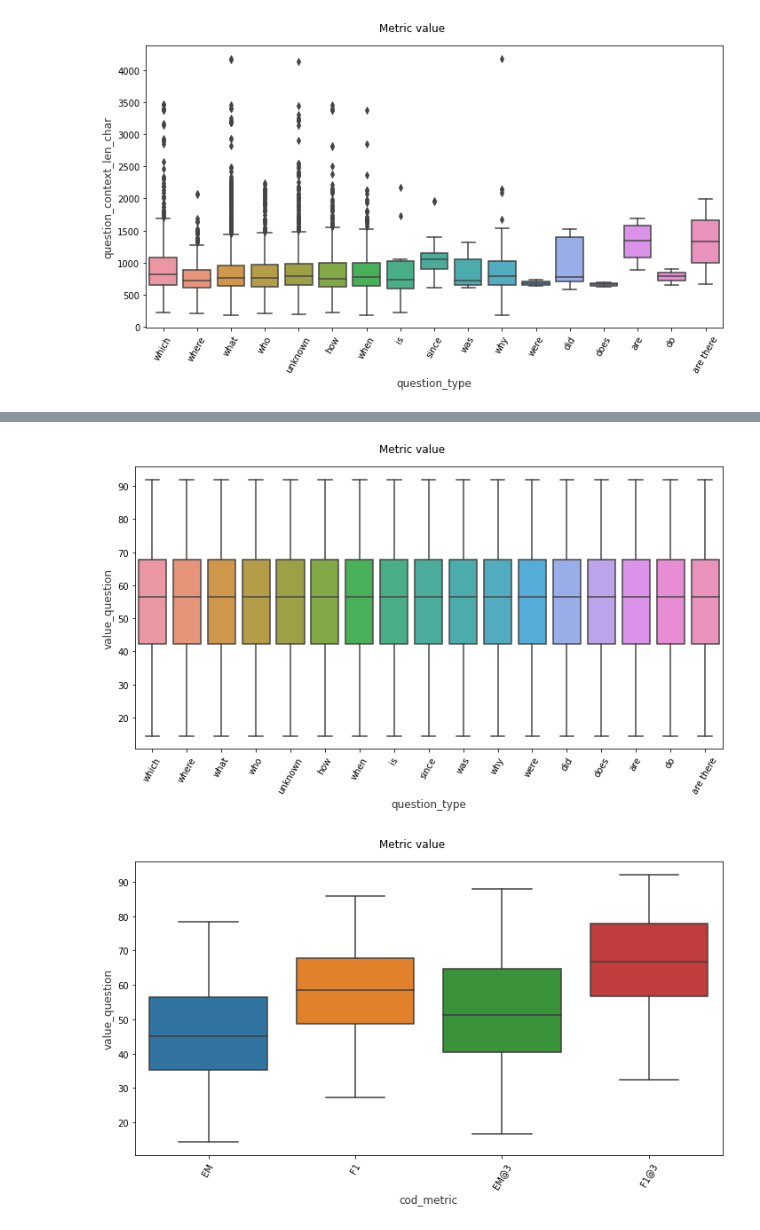
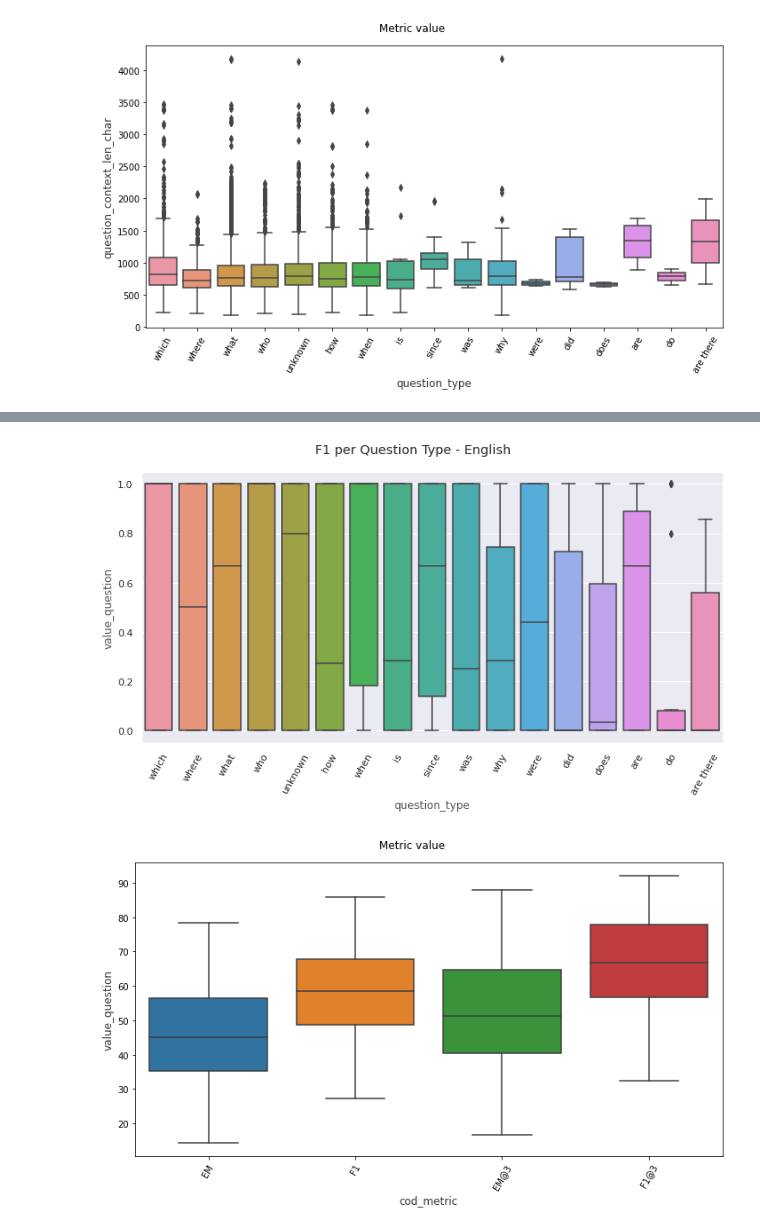
Before and after one commit to marcusborela/exqa-complearning, a Jupyter notebook: source/calculation/comparison/explore_results.ipynb, the cells around one changed output, grey strips where cells are left out. Saved outputs shown, nothing was run; the diff lists cells and outputs as text; code cells hidden in the pictures.

```diff
--- a/source/calculation/comparison/explore_results.ipynb
+++ b/source/calculation/comparison/explore_results.ipynb
@@ -94,5 +223,5 @@ Name: 24, dtype: object
 # %%
-df_calculated_metric_per_question, df_metric_question_squad = rastro_evaluation_qa.load_metric_per_question()
+df_calculated_metric_per_question, df_metric_question_squad, df_metric_question_squad_exc = rastro_evaluation_qa.load_metric_per_question()
 # %% [output]
 Using custom data configuration default-d2cdb99fa46933e9
 Reusing dataset json (/home/borela/.cache/huggingface/datasets/json/default-d2cdb99fa46933e9/0.0.0/da492aad5680612e4028e7f6ddc04b1dfcec4b64db470ed7cc5f2bb265b9b6b5)
@@ -283,0 +531,19 @@ Index(['id', 'question_len_char', 'context_len_char',
+# %%
+f, ax = plt.subplots(1, 1, figsize=(10,6))
+f.suptitle('Performance val per Question Type - English')
+ax.tick_params(axis='x', rotation=90)
+
+sns.set_theme(style="ticks", palette="pastel")
+sns.set(style="darkgrid")
+# Draw a nested boxplot to show bills by day and time
+sns.boxplot(x="question_type", y="value_question",
+            hue="cod_metric", palette="Blues",
+            data=df_metric_question_squad_en.query('answer_min_length >= 20 and (cod_metric=="EM")')) #or cod_metric=="EM")'))
+ax.set(ylabel="Metric Value")
+plt.xticks(rotation=60)
+sns.despine(offset=10, trim=True)
+plt.tight_layout()
+
+ax.legend(loc='upper center', bbox_to_anchor=(0.5, -0.25),
+          fancybox=True, shadow=True, ncol=5)
+# boxplot_performance_per_question_where_en_what_type_question_cod_metric.png
@@ -283,0 +553,18 @@ Index(['id', 'question_len_char', 'context_len_char',
+# %%
+f, ax = plt.subplots(1, 1, figsize=(10,6))
+f.suptitle('F1 per Question Type - English')
+ax.tick_params(axis='x', rotation=90)
+
+sns.set_theme(style="ticks", palette="pastel")
+sns.set(style="darkgrid")
+# Draw a nested boxplot to show bills by day and time
+sns.boxplot(x="question_type", y="value_question",
+            hue="cod_metric", palette="Blues",
+            data=df_metric_question_squad_en)
+ax. set(ylabel="Metric Value")
+plt.xticks(rotation=60)
+sns.despine(offset=10, trim=True)
+plt.tight_layout()
+
+ax.legend(loc='upper center', bbox_to_anchor=(0.5, -0.05),
+          fancybox=True, shadow=True, ncol=5)
@@ -284,14 +574,15 @@ Index(['id', 'question_len_char', 'context_len_char',
 # %%
 f, ax = plt.subplots(1, 1, figsize=figsize)
-f.suptitle('Metric value')
+f.suptitle('F1 per Question Type - English')
+ax.tick_params(axis='x', rotation=90)
 
-sns.boxplot(x="question_type", y="value_question", data=df_metric_question_squad_en,  ax=ax)
+sns.boxplot(x="question_type", y="value_question", data=df_metric_question_squad_en.query('cod_metric=="F1"'),  ax=ax)
 ax.set_xlabel("question_type",size = 12,alpha=0.8)
 ax.set_ylabel("value_question",size = 12,alpha=0.8)
 plt.xticks(rotation=60)
 plt.tight_layout()
 # %% [output]
-[figure, old version]
+[figure, new version]
 # %%
 f, ax = plt.subplots(1, 1, figsize=figsize)
 f.suptitle('Metric value')
```
Also changed, not shown: parts of 52 cells of this notebook, 13 other files.
